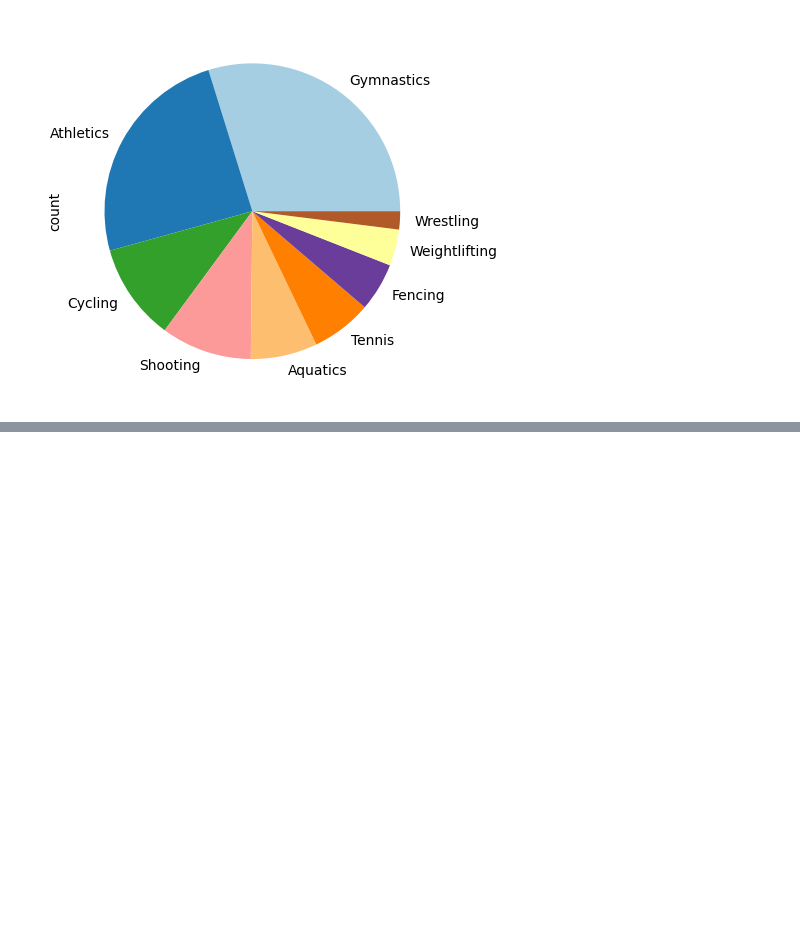
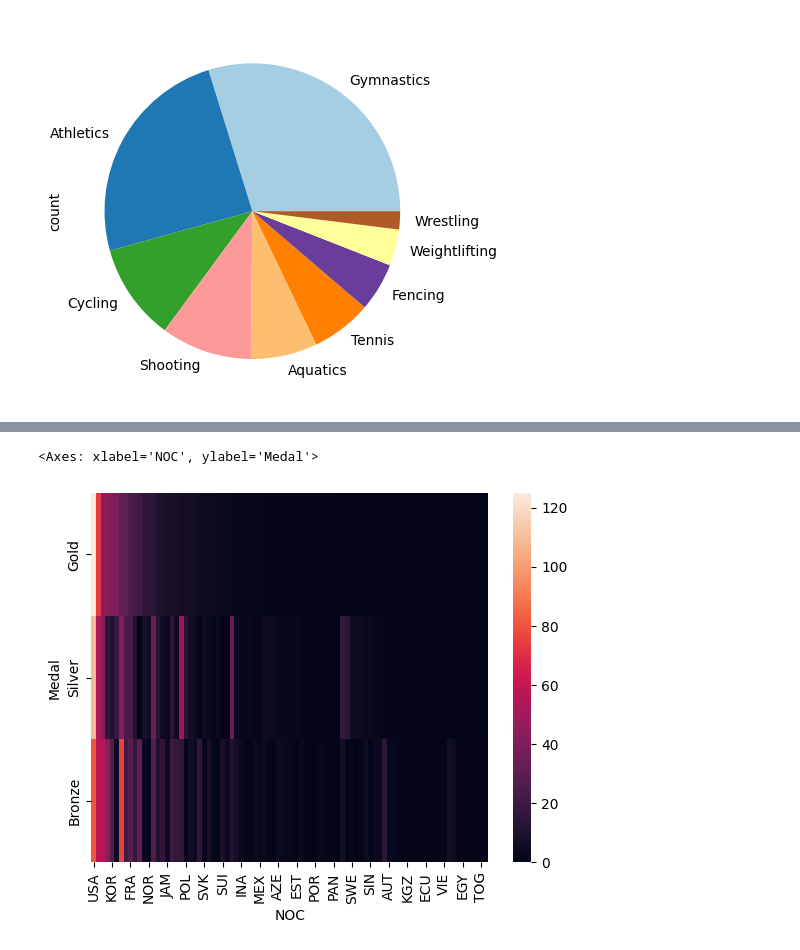
Before and after one commit to Omarvgtech/public, a Jupyter notebook: ES/PandasGraficas.ipynb, the cells around one changed output, grey strips where cells are left out. Drawn from its saved outputs; the diff is of its cells as text; code cells hidden in the pictures; blank space fills up the shorter version.

```diff
--- a/ES/PandasGraficas.ipynb
+++ b/ES/PandasGraficas.ipynb
@@ -71,0 +130,5 @@ fo.Sport.value_counts().plot(kind='pie',colormap='Paired')
+# %%
+sns.heatmap(g2)
+# %% [output]
+<Axes: xlabel='NOC', ylabel='Medal'>
+[figure, added]
```
Also changed, not shown: parts of 9 cells of this notebook.
